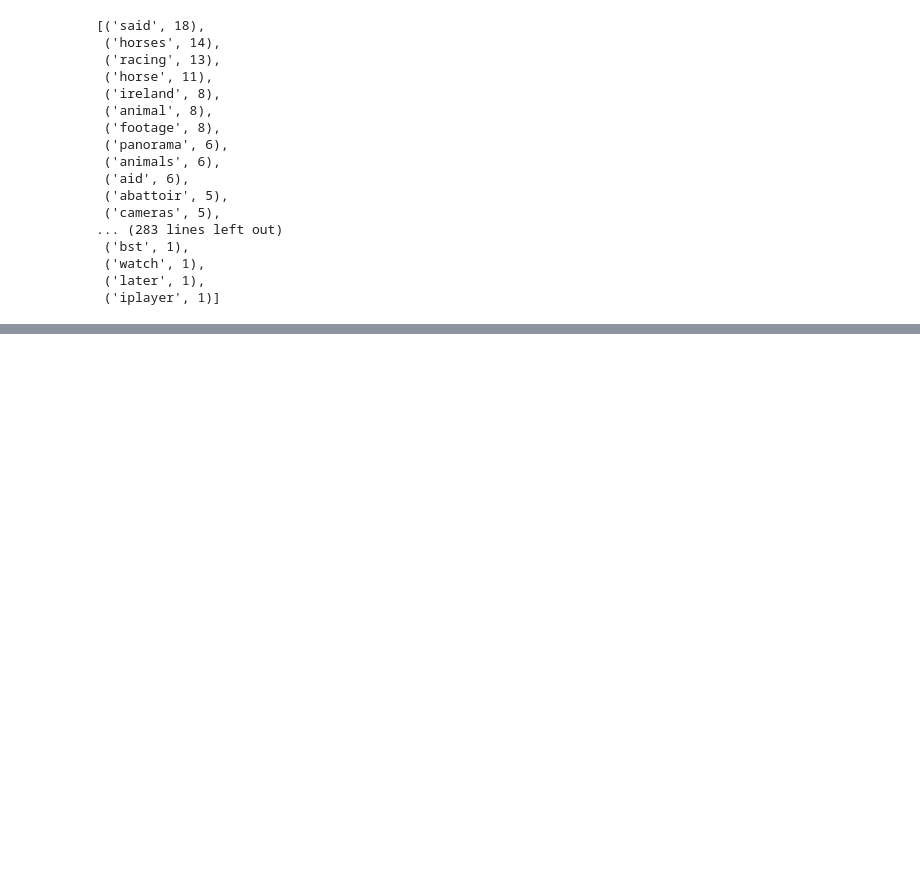
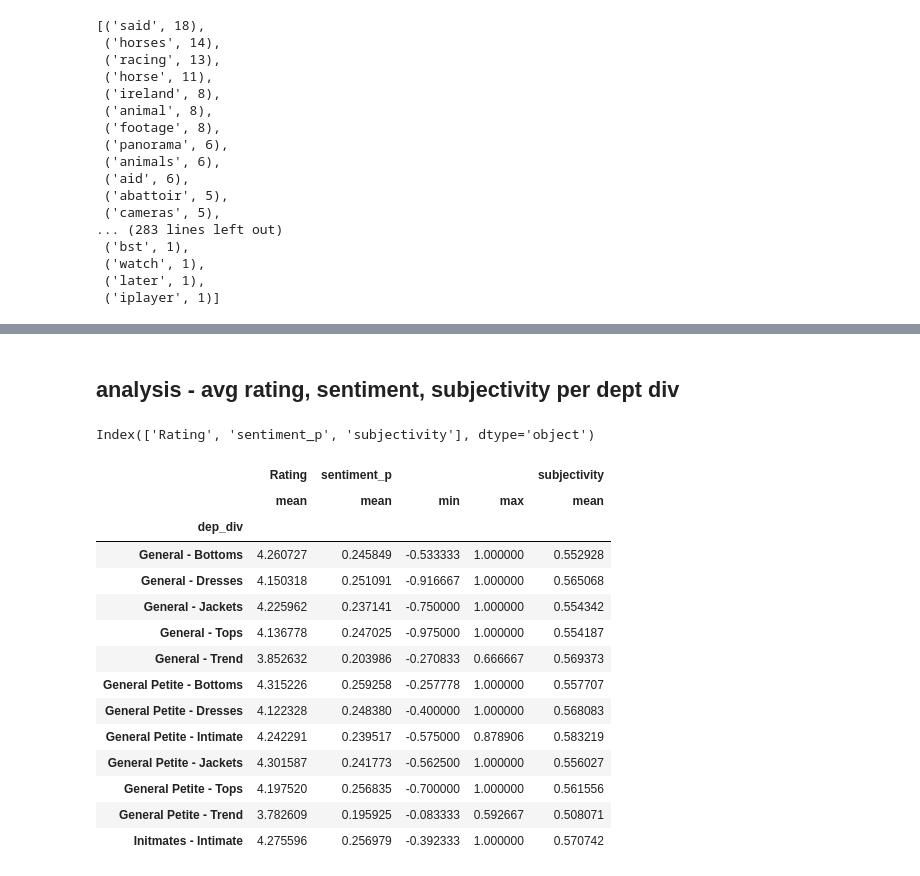
Before and after one commit to student-IH-labs-and-stuff/BCNDATA2022, a Jupyter notebook: ClassMaterials/Week8/sians_notebooks/nlp_taster_30May.ipynb, the cells around one changed output, grey strips where cells are left out. Cells and saved outputs as stored; diff of their text form; code cells hidden in the pictures; blank space fills up the shorter version.

```diff
--- a/ClassMaterials/Week8/sians_notebooks/nlp_taster_30May.ipynb
+++ b/ClassMaterials/Week8/sians_notebooks/nlp_taster_30May.ipynb
@@ -144,0 +375,5 @@ porter = nltk.PorterStemmer()
+# %%
+def get_sentiment_s(text):
+    return TextBlob(text).sentiment.subjectivity
+# %%
+clothingdf['subjectivity']=clothingdf['Review Text'].apply(get_sentiment_s)
@@ -144,0 +389,2 @@ porter = nltk.PorterStemmer()
+# %% [markdown]
+## analysis  - avg rating, sentiment, subjectivity  per dept div
@@ -144,0 +393,26 @@ porter = nltk.PorterStemmer()
+# %%
+sent_df.columns
+# %% [output]
+Index(['Rating', 'sentiment_p', 'subjectivity'], dtype='object')
+# %%
+clothingdf['dep_div']=clothingdf['Division Name']+' - '+clothingdf['Department Name']
+# %%
+sent_df=clothingdf.groupby(['dep_div']).agg({'Rating':'mean','sentiment_p':['mean','min','max'], 'subjectivity':'mean'})
+# %%
+sent_df
+# %% [output]
+|  | Rating | sentiment_p |  |  | subjectivity |
+|  | mean | mean | min | max | mean |
+| dep_div |  |  |  |  |  |
+| General - Bottoms | 4.260727 | 0.245849 | -0.533333 | 1.000000 | 0.552928 |
+| General - Dresses | 4.150318 | 0.251091 | -0.916667 | 1.000000 | 0.565068 |
+| General - Jackets | 4.225962 | 0.237141 | -0.750000 | 1.000000 | 0.554342 |
+| General - Tops | 4.136778 | 0.247025 | -0.975000 | 1.000000 | 0.554187 |
+| General - Trend | 3.852632 | 0.203986 | -0.270833 | 0.666667 | 0.569373 |
+| General Petite - Bottoms | 4.315226 | 0.259258 | -0.257778 | 1.000000 | 0.557707 |
+| General Petite - Dresses | 4.122328 | 0.248380 | -0.400000 | 1.000000 | 0.568083 |
+| General Petite - Intimate | 4.242291 | 0.239517 | -0.575000 | 0.878906 | 0.583219 |
+| General Petite - Jackets | 4.301587 | 0.241773 | -0.562500 | 1.000000 | 0.556027 |
+| General Petite - Tops | 4.197520 | 0.256835 | -0.700000 | 1.000000 | 0.561556 |
+| General Petite - Trend | 3.782609 | 0.195925 | -0.083333 | 0.592667 | 0.508071 |
+| Initmates - Intimate | 4.275596 | 0.256979 | -0.392333 | 1.000000 | 0.570742 |
```
Also changed, not shown: parts of 55 cells of this notebook, 1 other file.
